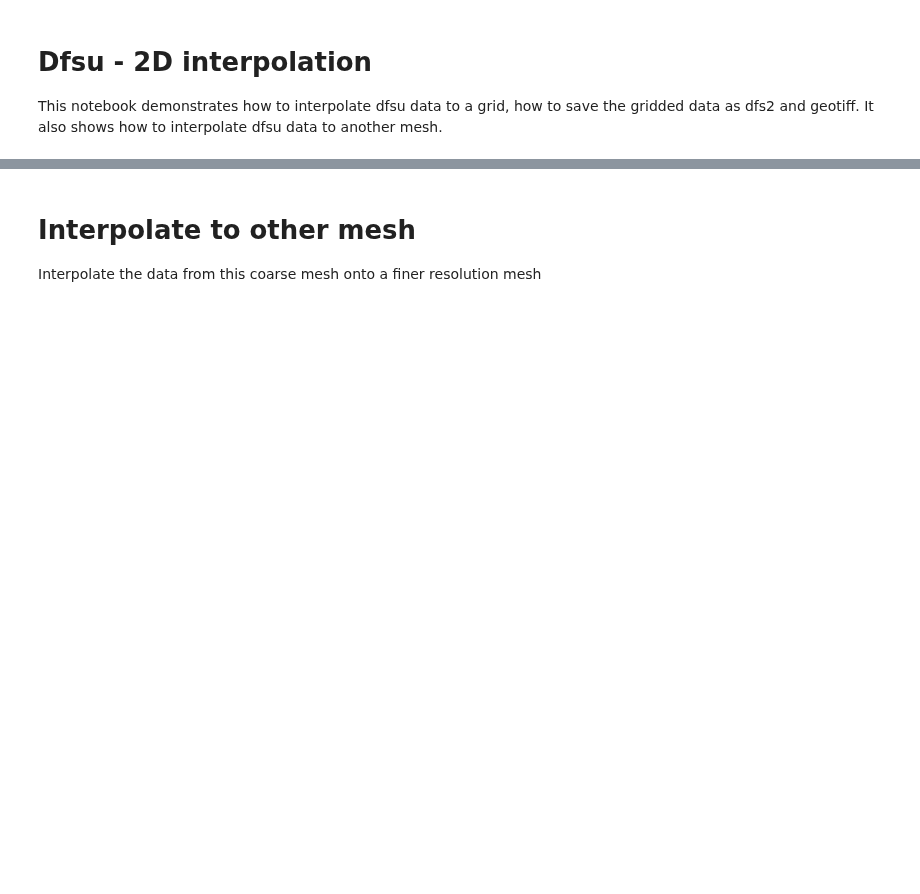
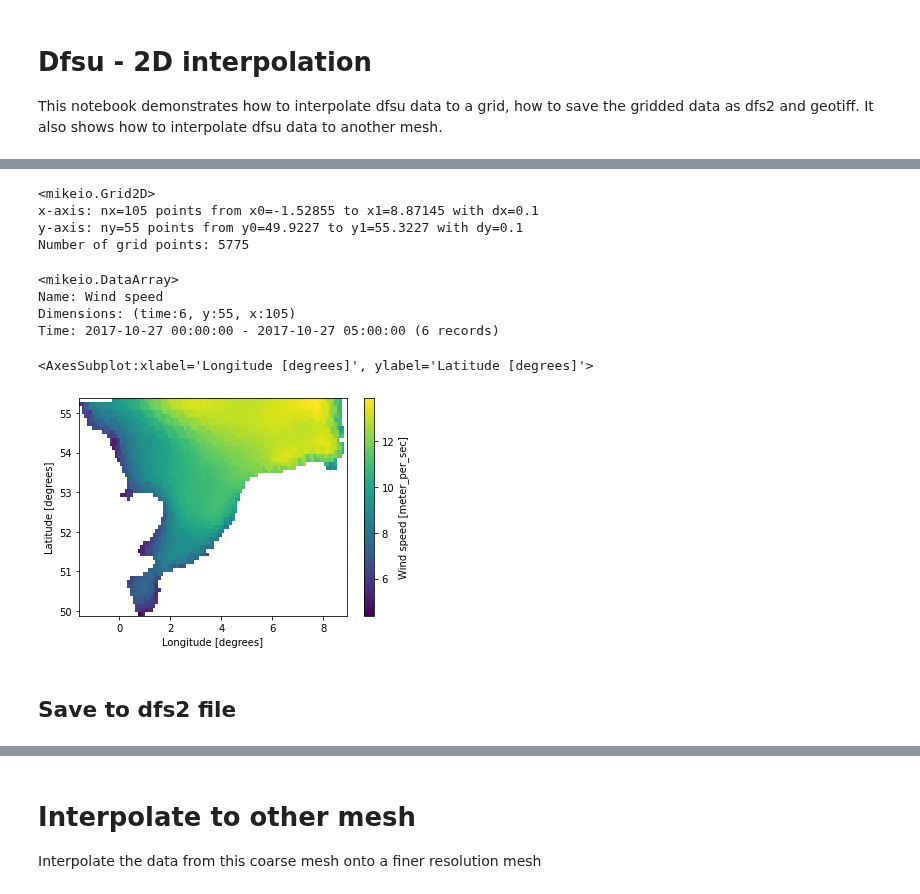
Before and after one commit to DHI/mikeio, a Jupyter notebook: notebooks/Dfsu - 2D interpolation.ipynb, the cells around one changed output, grey strips where cells are left out. Cells and saved outputs as stored; diff of their text form; code cells hidden in the pictures; blank space fills up the shorter version.

Commit message:
First draft version of interp

```diff
--- a/notebooks/Dfsu - 2D interpolation.ipynb
+++ b/notebooks/Dfsu - 2D interpolation.ipynb
@@ -121,0 +27,23 @@ dfs2.write(dfs2_filename, data=dsi, coordinate=coordinate, dx=g.dx, dy=g.dy)
+# %%
+g = da.geometry.get_overset_grid(dx=0.1)
+g
+# %% [output]
+<mikeio.Grid2D>
+x-axis: nx=105 points from x0=-1.52855 to x1=8.87145 with dx=0.1
+y-axis: ny=55 points from y0=49.9227 to y1=55.3227 with dy=0.1
+Number of grid points: 5775
+# %%
+da_grid = da.interp(g)
+da_grid
+# %% [output]
+<mikeio.DataArray>
+Name: Wind speed
+Dimensions: (time:6, y:55, x:105)
+Time: 2017-10-27 00:00:00 - 2017-10-27 05:00:00 (6 records)
+# %%
+da_grid.plot()
+# %% [output]
+<AxesSubplot:xlabel='Longitude [degrees]', ylabel='Latitude [degrees]'>
+[figure, added]
+# %% [markdown]
+## Save to dfs2 file
```
Also changed, not shown: parts of 45 cells of this notebook, 6 other files.
